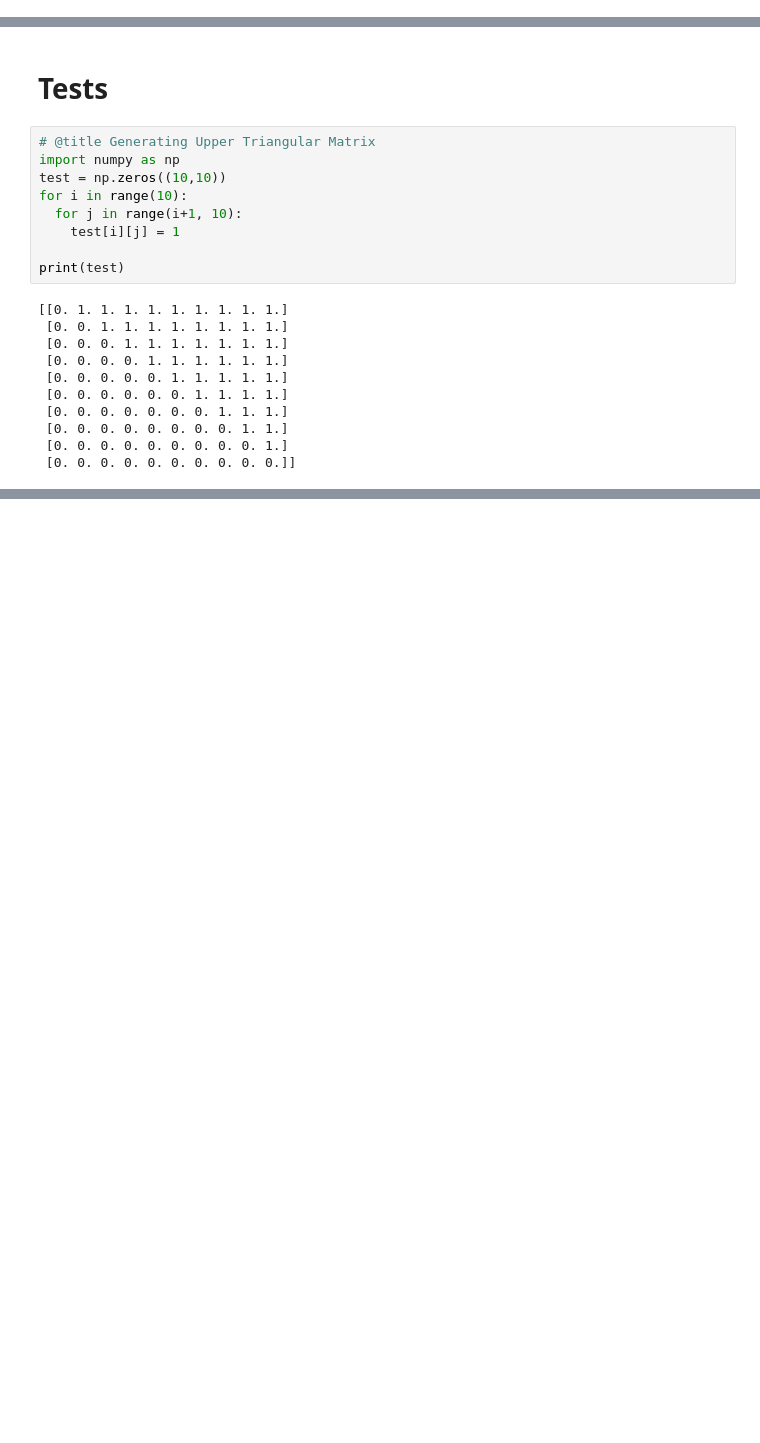
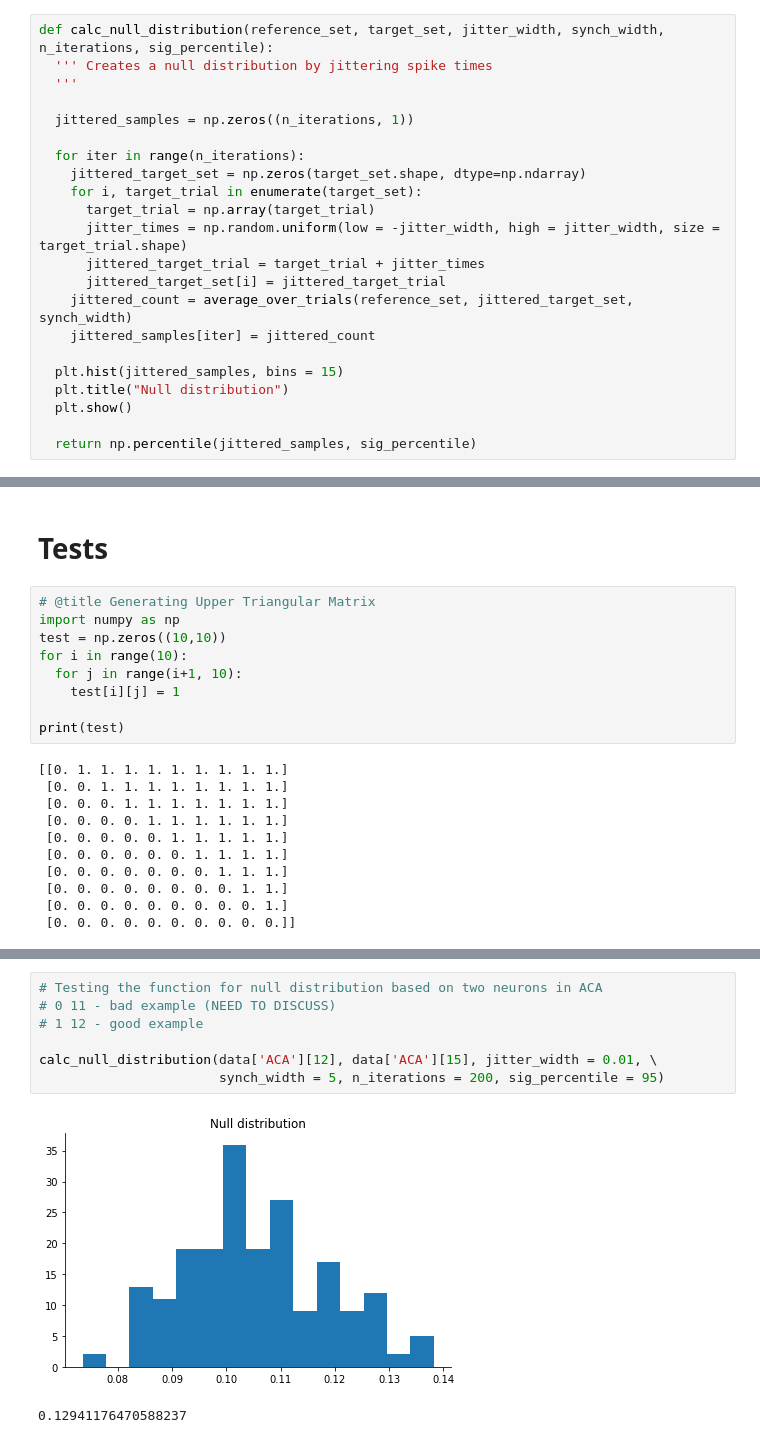
Before and after one commit to ugurcancakal/spike_jitter_analysis, a Jupyter notebook: spike_jitter.ipynb, the cells around one changed output, grey strips where cells are left out. Cells and saved outputs as stored; diff of their text form; blank space fills up the shorter version.

```diff
--- a/spike_jitter.ipynb
+++ b/spike_jitter.ipynb
@@ -328,0 +330,22 @@ def heat_map_annotated(test, title, title_size, save_fig = False):
+# %%
+def calc_null_distribution(reference_set, target_set, jitter_width, synch_width, n_iterations, sig_percentile):
+  ''' Creates a null distribution by jittering spike times
+  '''
+
+  jittered_samples = np.zeros((n_iterations, 1))
+
+  for iter in range(n_iterations):
+    jittered_target_set = np.zeros(target_set.shape, dtype=np.ndarray)
+    for i, target_trial in enumerate(target_set):
+      target_trial = np.array(target_trial)
+      jitter_times = np.random.uniform(low = -jitter_width, high = jitter_width, size = target_trial.shape)
+      jittered_target_trial = target_trial + jitter_times
+      jittered_target_set[i] = jittered_target_trial
+    jittered_count = average_over_trials(reference_set, jittered_target_set, synch_width)
+    jittered_samples[iter] = jittered_count
+
+  plt.hist(jittered_samples, bins = 15)
+  plt.title("Null distribution")
+  plt.show()
+
+  return np.percentile(jittered_samples, sig_percentile)
@@ -463,0 +549,10 @@ heat_map_annotated(test, title, title_size = test_size*1.2, save_fig = True)
+# %%
+# Testing the function for null distribution based on two neurons in ACA
+# 0 11 - bad example (NEED TO DISCUSS)
+# 1 12 - good example
+
+calc_null_distribution(data['ACA'][12], data['ACA'][15], jitter_width = 0.01, \
+                       synch_width = 5, n_iterations = 200, sig_percentile = 95)
+# %% [output]
+[figure, added]
+0.12941176470588237
```
Also changed, not shown: parts of 9 cells of this notebook.
